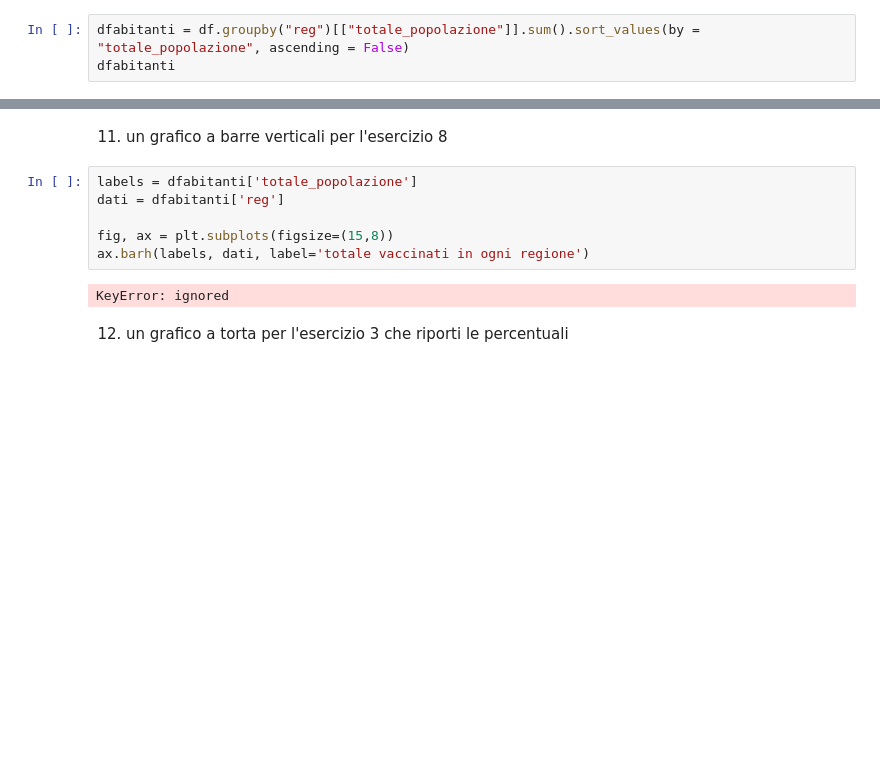
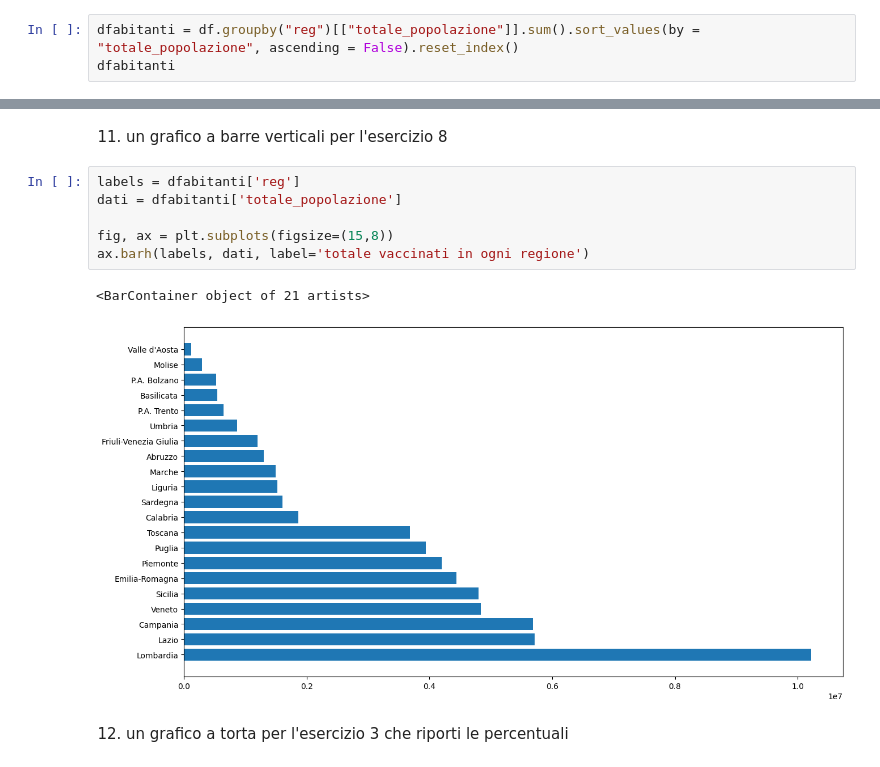
Before and after one commit to BernasconiLorenzo06/PANDAS_FILE, a Jupyter notebook: PANDAS_prep_verif_pandas_groupby_matplotlib_insiemi.ipynb, the cells around one changed output, grey strips where cells are left out. Cells and saved outputs as stored; diff of their text form; blank space fills up the shorter version.

```diff
--- a/PANDAS_prep_verif_pandas_groupby_matplotlib_insiemi.ipynb
+++ b/PANDAS_prep_verif_pandas_groupby_matplotlib_insiemi.ipynb
@@ -38,7 +38,7 @@ len(set(df["reg"]))
 # %% [markdown]
 3. il numero di abitanti di ogni regione. Ordinare in ordine decrescente sul numero di abitanti
 # %%
-dfabitanti = df.groupby("reg")[["totale_popolazione"]].sum().sort_values(by = "totale_popolazione", ascending = False)
+dfabitanti = df.groupby("reg")[["totale_popolazione"]].sum().sort_values(by = "totale_popolazione", ascending = False).reset_index()
 dfabitanti
 # %% [markdown]
 4. la regione con il numero di abitanti più alto
@@ -82,12 +82,13 @@ KeyError: ignored
 # %% [markdown]
 11. un grafico a barre verticali per l'esercizio 8
 # %%
-labels = dfabitanti['totale_popolazione']
-dati = dfabitanti['reg']
+labels = dfabitanti['reg']
+dati = dfabitanti['totale_popolazione']
 
 fig, ax = plt.subplots(figsize=(15,8))
 ax.barh(labels, dati, label='totale vaccinati in ogni regione')
 # %% [output]
-KeyError: ignored
+<BarContainer object of 21 artists>
+[figure, added]
 # %% [markdown]
 12. un grafico a torta per l'esercizio 3 che riporti le percentuali
```
